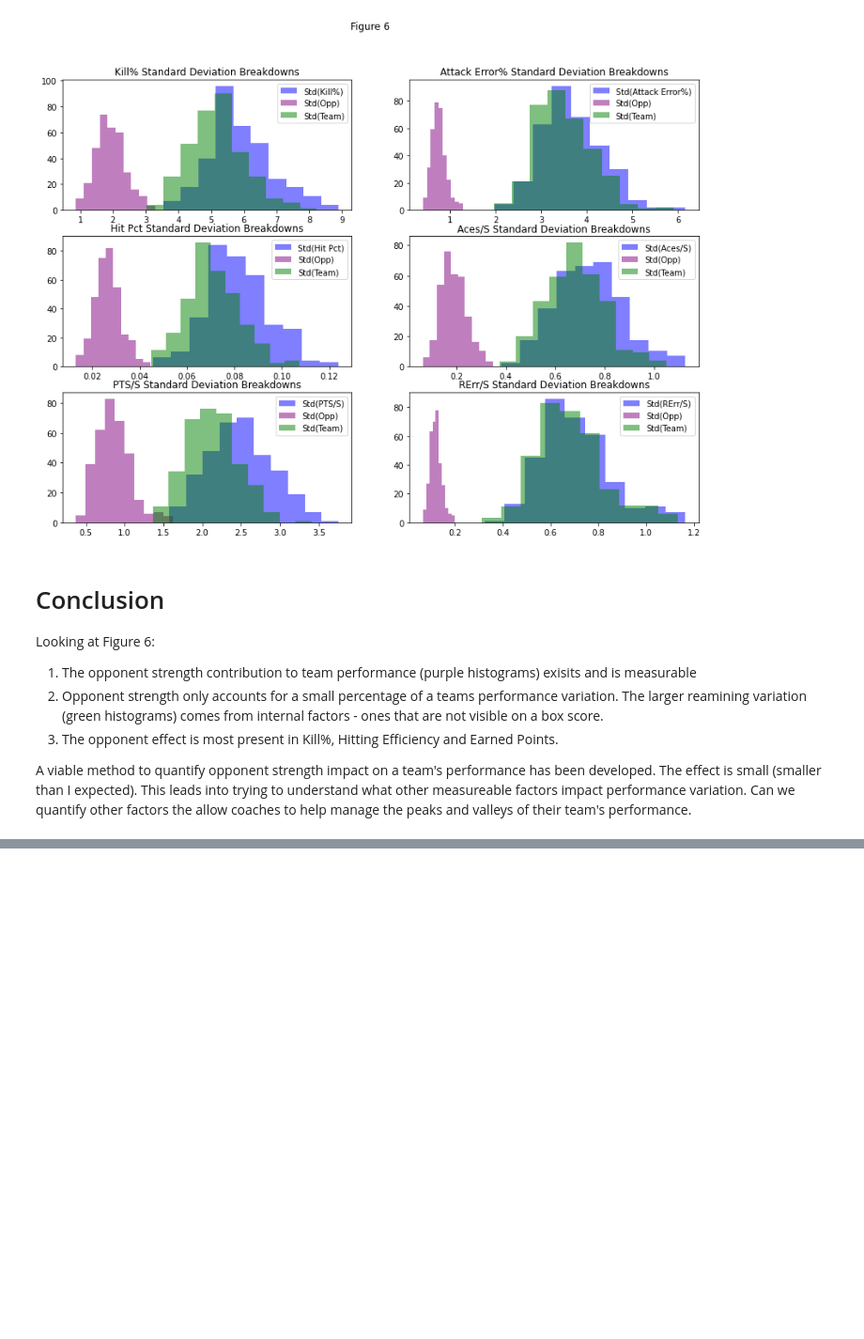
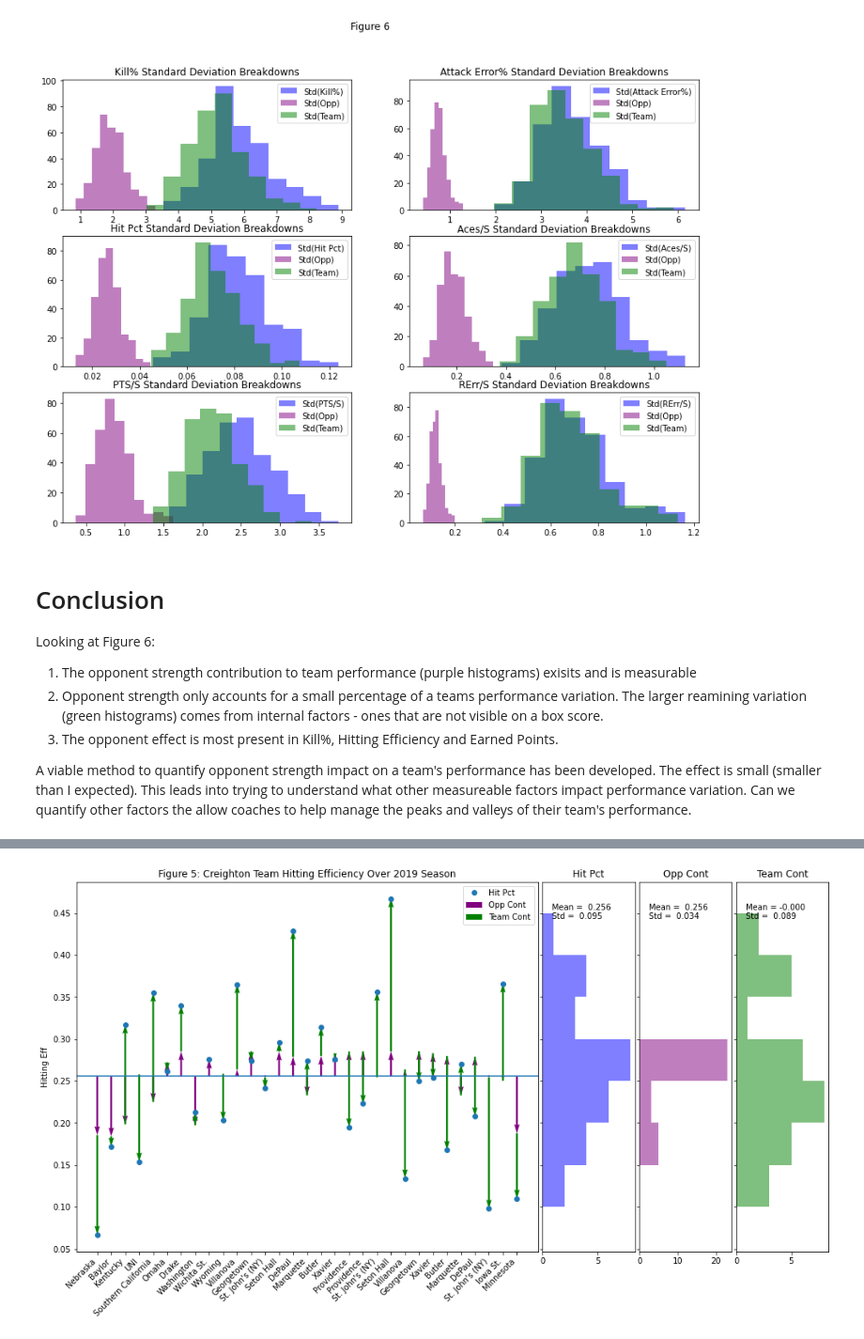
Before and after one commit to stevearonson/NCAA-VB, a Jupyter notebook: Opponent Strength.ipynb, the cells around one changed output, grey strips where cells are left out. Shown at 94% size. Drawn from its saved outputs; the diff is of its cells as text; code cells hidden in the pictures; blank space fills up the shorter version.

```diff
--- a/Opponent Strength.ipynb
+++ b/Opponent Strength.ipynb
@@ -283,7 +295,7 @@ Note: Standard deviations do not add linearly but by sum of squares:
 $\sigma_{hit pct} = \sqrt{\sigma_{opp}^2 + \sigma_{team}^2}$
 # %%
 team_list = df2019['Team'].unique().squeeze()
-team_sel = widgets.Dropdown(options=team_list, value='Creighton')
+team_sel = widgets.Dropdown(options=team_list, value=team_name)
 team_sel
 # %% [output]
 Dropdown(index=60, options=('A&M-Corpus Christi', 'Abilene Christian', 'Air Force', 'Akron', 'Alabama', 'Alaba…
@@ -439,0 +459,4 @@ A viable method to quantify opponent strength impact on a team's performance has
+# %%
+def p2predict(data, X, Y):
+    reg = LinearRegression().fit(data.loc[:, X].values, data[Y])
+    return pd.Series(reg.predict(data.loc[:, X].values), index=data.index)
@@ -439,0 +548,63 @@ A viable method to quantify opponent strength impact on a team's performance has
+# %%
+tm2019 = df2019.copy()
+tm2019['Hit Pct Team Opp'] = df2019.groupby('Team').apply(p2predict, ['PD', 'PD2'], 'Hit Pct').reset_index().set_index('level_1')[0]
+tm2019['Hit Pct Team Res'] = tm2019['Hit Pct'] - tm2019['Hit Pct Team Opp']
+# %%
+team_name = team_sel.value
+team = tm2019[tm2019['Team'] == team_name]
+
+# start with a square Figure
+fig = plt.figure(figsize=(16, 8))
+
+ax_quiver = fig.add_axes([0.1, 0.1, 0.5, 0.8])
+ax_hist_1 = fig.add_axes([0.605, 0.1, 0.1, 0.8], sharey=ax_quiver)
+ax_hist_2 = fig.add_axes([0.710, 0.1, 0.1, 0.8], sharey=ax_quiver)
+ax_hist_3 = fig.add_axes([0.815, 0.1, 0.1, 0.8], sharey=ax_quiver)
+
+team.plot(y=['Hit Pct'], style='o', ax=ax_quiver)
+ax_quiver.quiver(team.index.values,
+           team['Hit Pct Mean'],
+           np.zeros(team.index.values.size),
+           team['Hit Pct Team Opp'].values - team['Hit Pct Mean'],
+           units='xy',
+           scale=1,
+           scale_units='xy',
+           width=0.1,
+           color='purple')
+
+ax_quiver.quiver(team.index.values,
+           team['Hit Pct Team Opp'].values,
+           np.zeros(team.index.values.size),
+           team['Hit Pct Team Res'].values,
+           units='xy',
+           scale=1,
+           scale_units='xy',
+           width=0.1,
+           color='green')
+
+
+ax_quiver.axes.set_title('Figure 5: ' + team_name + ' Team Hitting Efficiency Over 2019 Season')
+ax_quiver.axes.set_xticks(team.index.values)
+ax_quiver.axes.set_xticklabels(team['Opponent'].values, rotation=45, ha='right')
+ax_quiver.axes.set_ylabel('Hitting Eff')
+
+ax_quiver.axes.legend(['Hit Pct', 'Opp Cont', 'Team Cont'])
+ax_quiver.axhline(team['Hit Pct Mean'].mean())
+
+bins = np.arange(0.1, 0.5, 0.05)
+ax_hist_1.hist(team['Hit Pct'], bins=bins, color='blue', orientation='horizontal', alpha=0.5)
+ax_hist_1.tick_params(axis='y', labelleft=False)
+ax_hist_1.set_title('Hit Pct')
+ax_hist_1.text(0.1, 0.9, 'Mean = %6.3f\nStd = %6.3f' % (team['Hit Pct'].mean(), team['Hit Pct'].std()), transform=ax_hist_1.transAxes)
+
+ax_hist_2.hist(team['Hit Pct Team Opp'], bins=bins, color='purple', orientation='horizontal', alpha=0.5)
+ax_hist_2.tick_params(axis='y', labelleft=False)
+ax_hist_2.set_title('Opp Cont')
+ax_hist_2.text(0.1, 0.9, 'Mean = %6.3f\nStd = %6.3f' % (team['Hit Pct Team Opp'].mean(), team['Hit Pct Team Opp'].std()), transform=ax_hist_2.transAxes)
+
+ax_hist_3.hist(team['Hit Pct Team Res'] + team['Hit Pct Mean'], bins=bins, color='green', orientation='horizontal', alpha=0.5)
+ax_hist_3.tick_params(axis='y', labelleft=False)
+ax_hist_3.set_title('Team Cont')
+_ = ax_hist_3.text(0.1, 0.9, 'Mean = %6.3f\nStd = %6.3f' % (team['Hit Pct Team Res'].mean(), team['Hit Pct Team Res'].std()), transform=ax_hist_3.transAxes)
+# %% [output]
+[figure, added]
```
Also changed, not shown: parts of 22 cells of this notebook, 3 other files.
